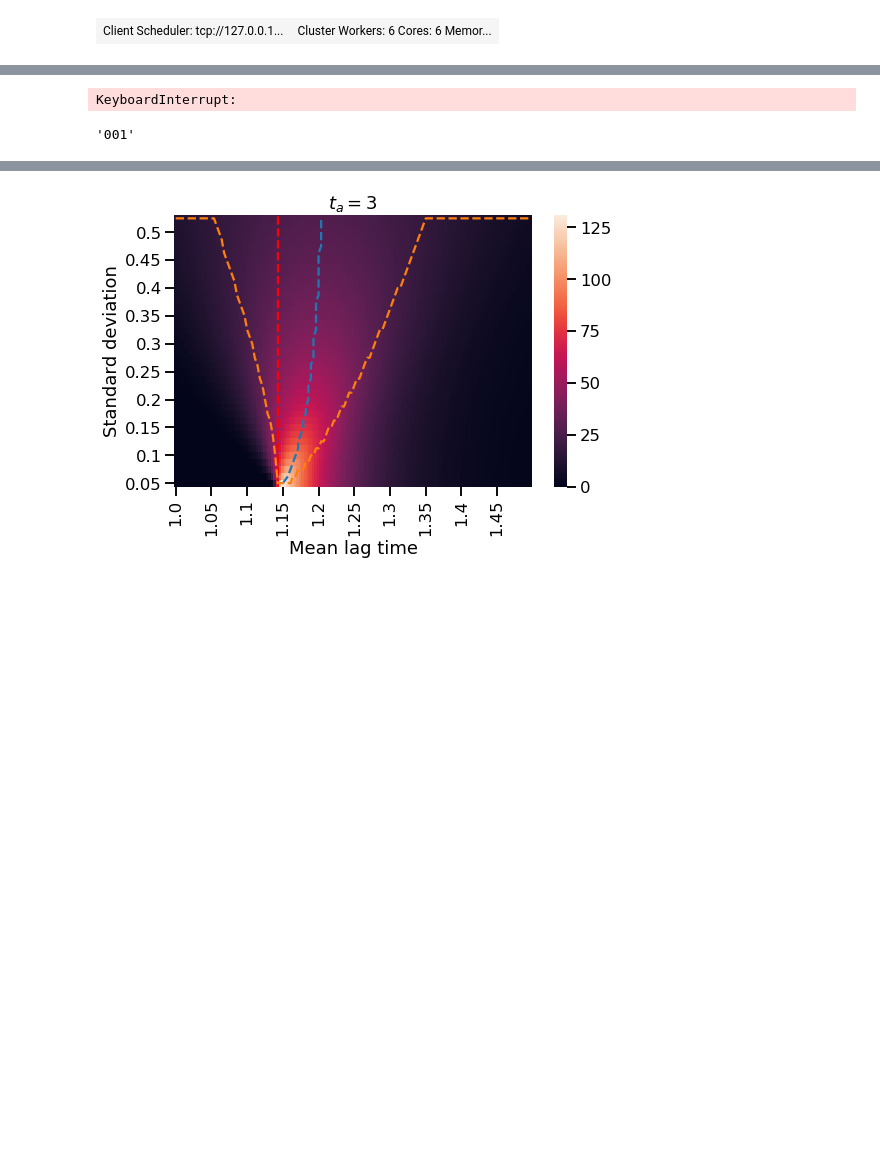
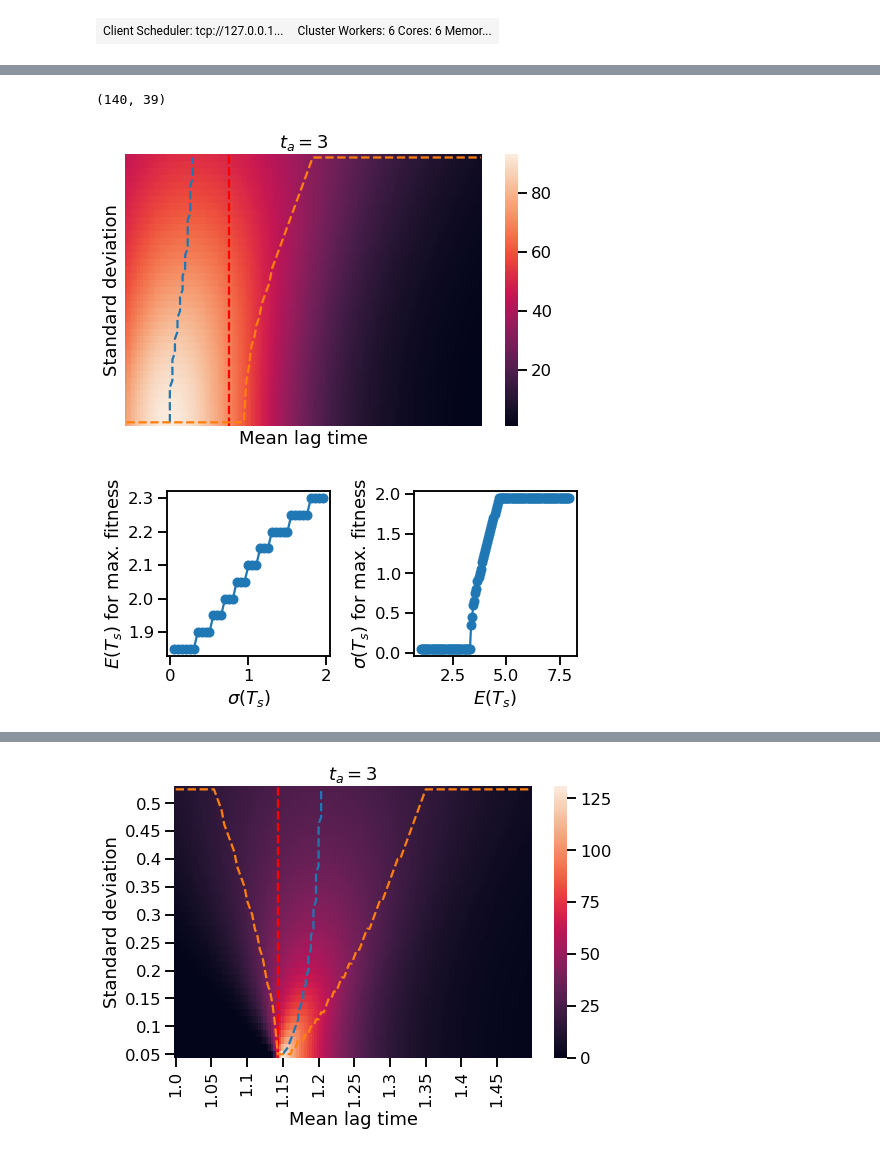
Before and after one commit to gutiloluis/pqe1, a Jupyter notebook: 190409_Integration.ipynb, the cells around one changed output, grey strips where cells are left out. Saved outputs shown, nothing was run; the diff lists cells and outputs as text; code cells hidden in the pictures; blank space fills up the shorter version.

```diff
--- a/190409_Integration.ipynb
+++ b/190409_Integration.ipynb
@@ -71,7 +70,5 @@ plot_max_lines(MTs, STs, NN, mTa, exp_key=exp_key)
 # %%
-
 def plot_max_lines(MTs, STs, MN, mTa, exp_key = None):
-
     #Indices of E(T_s) values for max fitness as a function of std
     max_MTs_vs_std = np.argmax(MN, axis=0)
     #Indices of std(T_s) values for max fitness as a function of E(T_s)
@@ -176,8 +173,8 @@ def run_deterministic(MTs, STs, mTa, sTa=0, tg=8):
     return NN
 
 def run_stochastic_one(mTs, sTs, mTa, sTa, tg):
-    Ta = sps.norm(mTs, sTs)
-    Ts = sps.norm(mTa, sTa)
+    Ts = sps.norm(mTs, sTs)
+    Ta = sps.norm(mTa, sTa)
     return mN_stoch_Ta(tg, Ta, Ts)
 
 def run_stochastic_single_sTs(sTs, MTs, mTa, sTa, tg):
@@ -223,7 +220,7 @@ plt.plot(MTs,Ng, 'o')
 - There seems to be a result! If everything else is the same, the fitness can be larger when the std of the antibiotic duration is larger!
 # %%
 mTa = 3
-sTa = 0 # deterministic Ta
+sTa = 1.5 # deterministic Ta
 tg = 8
 
 MTs_start = 1
@@ -242,7 +239,9 @@ STs = np.arange(STs_start, STs_stop, STs_step)
 
 kwargs = {'mTa':mTa, 'sTa':sTa, 'tg':tg}
 
-exp_key = '005'
+exp_key = '008'
 
 # NN = run_deterministic(MTs, STs, mTa, sTa=0, tg=8)
+# Ta = sps.norm(mTa, sTa)
+# NN = run_stochastic(MTs, STs, Ta, tg=8)
 # save_experiment(exp_key, NN, kwargs, kwargs_s)
@@ -272,3 +269,16 @@ save_experiment(exp_key, res, kwargs, kwargs_s)
 client.restart()
 # %% [output]
 | Client Scheduler: tcp://127.0.0.1... | Cluster Workers: 6 Cores: 6 Memor... |
+# %%
+scale_workers = 50
+if scale_workers > 0:
+    cluster.scale(scale_workers)
+
+futures = []
+for sTs in STs:
+    def PAR_run_stoch_one(mTs):
+        return run_stochastic_one(mTs, sTs, **kwargs)
+    fut = client.map(PAR_run_stoch_one, MTs)
+    futures.append(fut)
+all_futures = [fu for sublist in futures for fu in sublist]
+dask.distributed.progress(all_futures)
@@ -275,23 +287,14 @@ client.restart()
 # %%
-scale_workers = 0
-
-if scale_workers > 0:
-    cluster.scale(scale_workers)
-
-def PAR_run_stoch_single_sTs(sTs):
-    return run_stochastic_single_sTs(sTs, MTs, **kwargs)
-
-fut = client.map(PAR_run_stoch_single_sTs, STs)
-# dask.distributed.progress(fut)
-res = np.array(client.gather(fut)).T
-exp_key = '003' # MODIFY SO YOU DON'T OVERWRITE!!!!!
+res = np.array(client.gather(futures)).T
+exp_key = '010' # MODIFY SO YOU DON'T OVERWRITE!!!!!
 save_experiment(exp_key, res, kwargs, kwargs_s)
-# %% [output]
-KeyboardInterrupt:
+# %%
+shape(res)
+# %% [output]
+(140, 39)
 # %%
-plot_heatmap(MTs, STs, res, mTa, MTs_step)
-# plot_max_lines(MTs, STs, NN, mTa)
+plot_heatmap(MTs, STs, res, mTa, MTs_step, exp_key = exp_key)
+plot_max_lines(MTs, STs, res, mTa, exp_key = exp_key)
+# %% [output]
+[figure, added]
+[figure, added]
-# %%
-exp_key
-# %% [output]
-'001'
```
Also changed, not shown: parts of 7 cells of this notebook, 19 other files.
